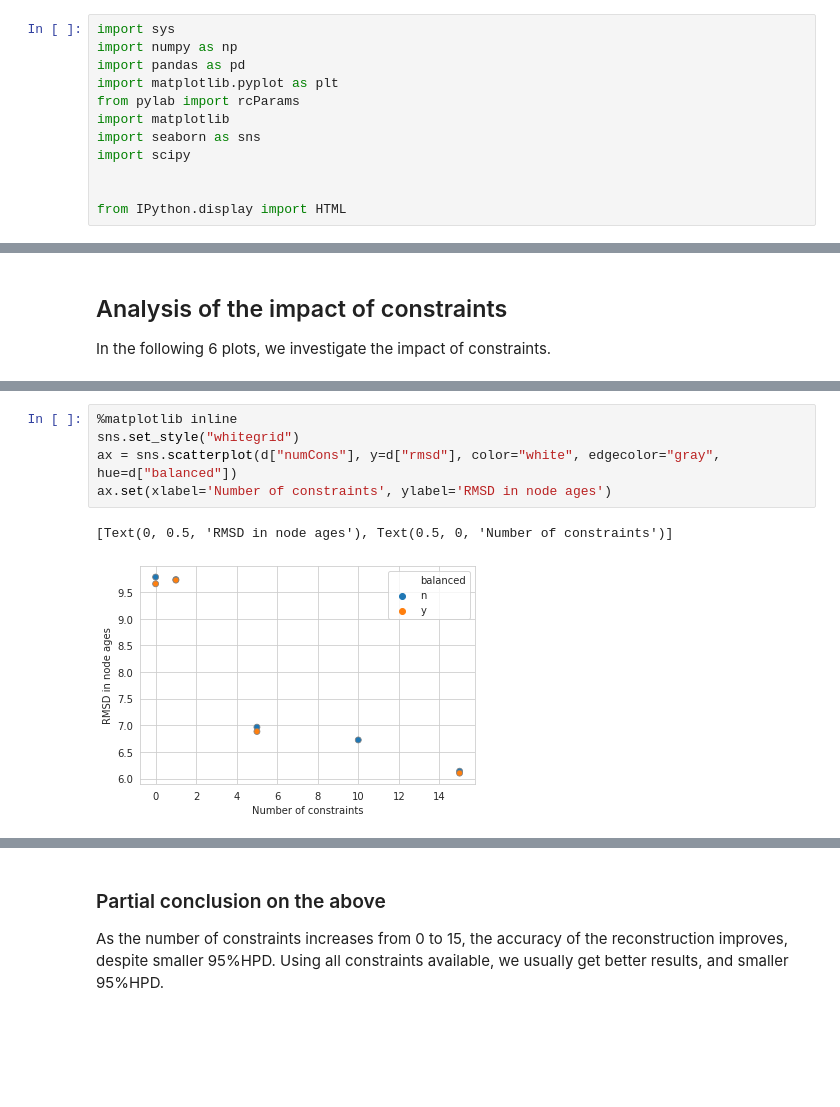
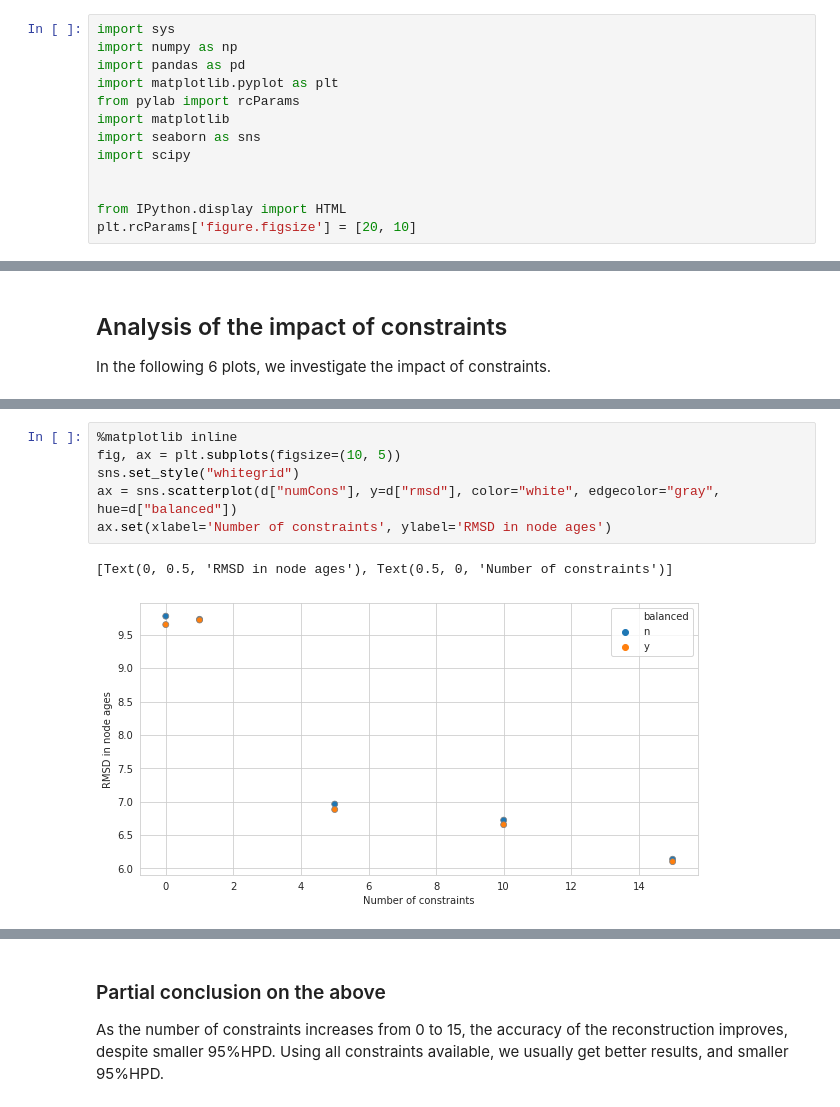
Before and after one commit to Boussau/DatingWithConsAndCal, a Jupyter notebook: Analysis of constraints vs calibrations.ipynb, the cells around one changed output, grey strips where cells are left out. Cells and saved outputs as stored; diff of their text form; blank space fills up the shorter version.

```diff
--- a/Analysis of constraints vs calibrations.ipynb
+++ b/Analysis of constraints vs calibrations.ipynb
@@ -10,6 +10,7 @@ import scipy
 
 
 from IPython.display import HTML
+plt.rcParams['figure.figsize'] = [20, 10]
 # %% [markdown]
 # Assessing the relative impacts of constraints and calibrations on dating accuracy
 # %%
@@ -170,10 +173,11 @@ ax.set(xlabel='Number of constraints', ylabel='RMSD in branch lengths')
 # %%
 %matplotlib inline
+fig, ax = plt.subplots(figsize=(10, 5))
 sns.set_style("whitegrid")
 ax = sns.scatterplot(d["numCons"], y=d["rmsd"], color="white", edgecolor="gray", hue=d["balanced"])
 ax.set(xlabel='Number of constraints', ylabel='RMSD in node ages')
 # %% [output]
 [Text(0, 0.5, 'RMSD in node ages'), Text(0.5, 0, 'Number of constraints')]
-[figure, old version]
+[figure, new version]
 # %%
 %matplotlib inline
```
Also changed, not shown: parts of 58 cells of this notebook.
